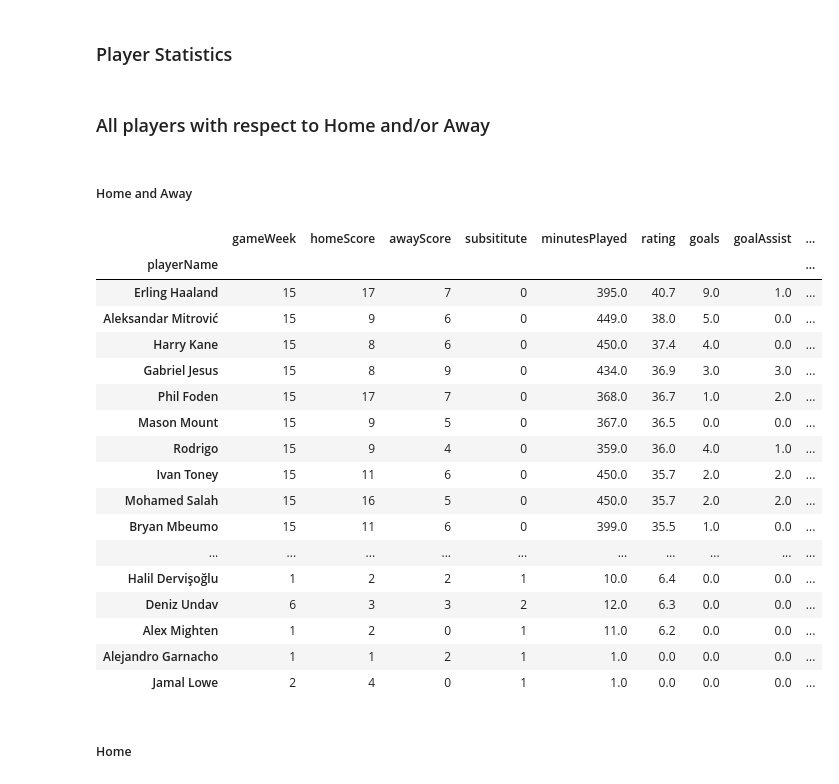
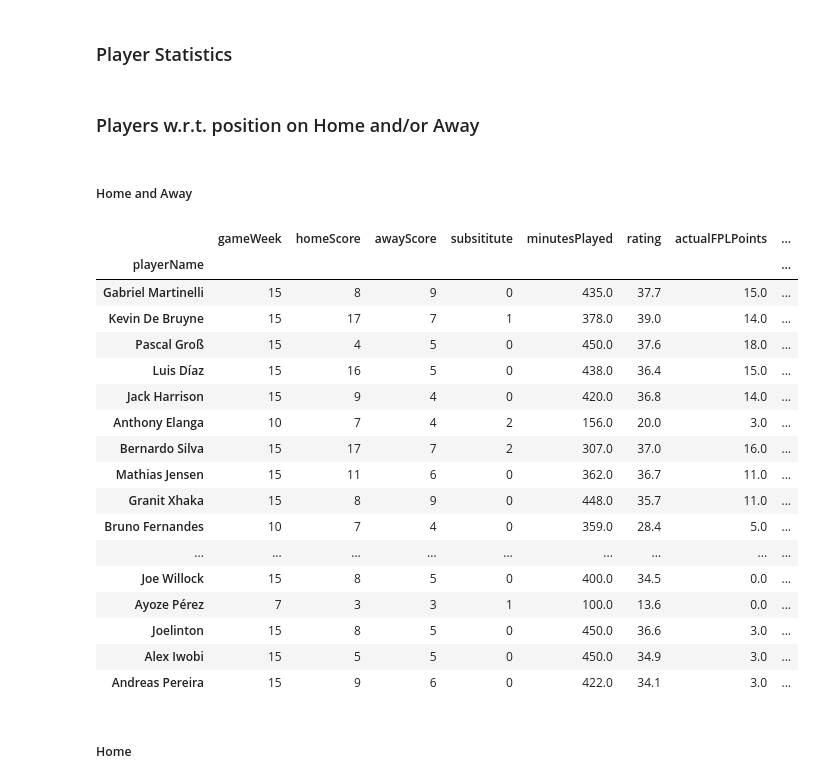
Before and after one commit to umer11792/premier-league-statistical-analysis, a Jupyter notebook: SofaScore.ipynb, the cells around one changed output. Cells and saved outputs as stored; diff of their text form; code cells hidden in the pictures.

Commit message:
Resolved few issues and calculated attacking FPL Points

```diff
--- a/SofaScore.ipynb
+++ b/SofaScore.ipynb
@@ -161,7 +183,31 @@ COLUMNS_NG = [
 ]
+# %%
+def calculate_actual_attack_points(row):
+    pts = row['goalAssist'] * 3
+    if row['playerPosition'] == 'F':
+        pts += (row['goals'] * 4)
+    elif row['playerPosition'] == 'M':
+        pts += (row['goals'] * 5)
+    elif row['playerPosition'] == 'D':
+        pts += (row['goals'] * 6)
+    return pts
+
+def calculate_possible_attack_points(row):
+    pts = row['assistThreat'] * 3
+    if row['playerPosition'] == 'F':
+        pts += (row['goalThreat'] * 4)
+    elif row['playerPosition'] == 'M':
+        pts += (row['goalThreat'] * 5)
+    elif row['playerPosition'] == 'D':
+        pts += (row['goalThreat'] * 6)
+    return pts
 # %%
 def get_player_stats(stats, playerPosition='NG', minutesPlayed=1, gameweeks=[], matchId=None):
     df = stats.fillna(0)
+    df['goalThreat'] = df['goals'] + df['hitWoodwork'] + df['bigChanceMissed']
+    df['assistThreat'] = df['goalAssist'] + df['penaltyWon'] + df['bigChanceCreated']
+    df['actualFPLPoints'] = df.apply(lambda x: calculate_actual_attack_points(x), axis=1)
+    df['possibleFPLPoints'] = df.apply(lambda x: calculate_possible_attack_points(x), axis=1)
     df = df[df.minutesPlayed >= minutesPlayed]
     df = df[df.playerPosition == playerPosition] if playerPosition != 'NG' else df[df.playerPosition != 'G']
     if gameweeks:
@@ -184,39 +230,39 @@ def stats_filter(data, playerName=None, playerPosition=None, teamName=None, loca
         filtered = filtered[filtered['playerPosition'] == playerPosition]
     if teamName:
         filtered = filtered[filtered['teamName'] == teamName]
-    if location == 'Home':
-        filtered = filtered[filtered['teamName'] == filtered['homeTeam']]
-    elif location == 'Away':
-        filtered = filtered[filtered['teamName'] == filtered['awayTeam']]
+    if location != 'All':
+        filtered = filtered[filtered['playingOn'] == location]
     if gameWeeks:
         filtered = filtered[filtered['gameWeek'].isin(gameWeeks)]
     return filtered
 # %% [markdown]
-### All players with respect to Home and/or Away
+### Players w.r.t. position on Home and/or Away
+# %%
+selected_position = 'F'
 # %% [markdown]
 ##### Home and Away
 # %%
-filtered = stats_filter(players_ng, playerPosition='F')
-filtered.groupby(['playerName']).agg(sum).sort_values(['rating', 'minutesPlayed'], ascending=[False, False])
+filtered = stats_filter(players_ng, playerPosition=selected_position)
+filtered.groupby(['playerName']).agg(sum).sort_values(['possibleFPLPoints', 'actualFPLPoints', 'rating', 'minutesPlayed'], ascending=False).iloc[:50]
 # %% [output]
-|  | gameWeek | homeScore | awayScore | subsititute | minutesPlayed | rating | goals | goalAssist | ... |
-| playerName |  |  |  |  |  |  |  |  | ... |
-| Erling Haaland | 15 | 17 | 7 | 0 | 395.0 | 40.7 | 9.0 | 1.0 | ... |
-| Aleksandar Mitrović | 15 | 9 | 6 | 0 | 449.0 | 38.0 | 5.0 | 0.0 | ... |
-| Harry Kane | 15 | 8 | 6 | 0 | 450.0 | 37.4 | 4.0 | 0.0 | ... |
-| Gabriel Jesus | 15 | 8 | 9 | 0 | 434.0 | 36.9 | 3.0 | 3.0 | ... |
-| Phil Foden | 15 | 17 | 7 | 0 | 368.0 | 36.7 | 1.0 | 2.0 | ... |
-| Mason Mount | 15 | 9 | 5 | 0 | 367.0 | 36.5 | 0.0 | 0.0 | ... |
-| Rodrigo | 15 | 9 | 4 | 0 | 359.0 | 36.0 | 4.0 | 1.0 | ... |
-| Ivan Toney | 15 | 11 | 6 | 0 | 450.0 | 35.7 | 2.0 | 2.0 | ... |
-| Mohamed Salah | 15 | 16 | 5 | 0 | 450.0 | 35.7 | 2.0 | 2.0 | ... |
-| Bryan Mbeumo | 15 | 11 | 6 | 0 | 399.0 | 35.5 | 1.0 | 0.0 | ... |
-| ... | ... | ... | ... | ... | ... | ... | ... | ... | ... |
-| Halil Dervişoğlu | 1 | 2 | 2 | 1 | 10.0 | 6.4 | 0.0 | 0.0 | ... |
-| Deniz Undav | 6 | 3 | 3 | 2 | 12.0 | 6.3 | 0.0 | 0.0 | ... |
-| Alex Mighten | 1 | 2 | 0 | 1 | 11.0 | 6.2 | 0.0 | 0.0 | ... |
-| Alejandro Garnacho | 1 | 1 | 2 | 1 | 1.0 | 0.0 | 0.0 | 0.0 | ... |
-| Jamal Lowe | 2 | 4 | 0 | 1 | 1.0 | 0.0 | 0.0 | 0.0 | ... |
+|  | gameWeek | homeScore | awayScore | subsititute | minutesPlayed | rating | actualFPLPoints | ... |
+| playerName |  |  |  |  |  |  |  | ... |
+| Gabriel Martinelli | 15 | 8 | 9 | 0 | 435.0 | 37.7 | 15.0 | ... |
+| Kevin De Bruyne | 15 | 17 | 7 | 1 | 378.0 | 39.0 | 14.0 | ... |
+| Pascal Groß | 15 | 4 | 5 | 0 | 450.0 | 37.6 | 18.0 | ... |
+| Luis Díaz | 15 | 16 | 5 | 0 | 438.0 | 36.4 | 15.0 | ... |
+| Jack Harrison | 15 | 9 | 4 | 0 | 420.0 | 36.8 | 14.0 | ... |
+| Anthony Elanga | 10 | 7 | 4 | 2 | 156.0 | 20.0 | 3.0 | ... |
+| Bernardo Silva | 15 | 17 | 7 | 2 | 307.0 | 37.0 | 16.0 | ... |
+| Mathias Jensen | 15 | 11 | 6 | 0 | 362.0 | 36.7 | 11.0 | ... |
+| Granit Xhaka | 15 | 8 | 9 | 0 | 448.0 | 35.7 | 11.0 | ... |
+| Bruno Fernandes | 10 | 7 | 4 | 0 | 359.0 | 28.4 | 5.0 | ... |
+| ... | ... | ... | ... | ... | ... | ... | ... | ... |
+| Joe Willock | 15 | 8 | 5 | 0 | 400.0 | 34.5 | 0.0 | ... |
+| Ayoze Pérez | 7 | 3 | 3 | 1 | 100.0 | 13.6 | 0.0 | ... |
+| Joelinton | 15 | 8 | 5 | 0 | 450.0 | 36.6 | 3.0 | ... |
+| Alex Iwobi | 15 | 5 | 5 | 0 | 450.0 | 34.9 | 3.0 | ... |
+| Andreas Pereira | 15 | 9 | 6 | 0 | 422.0 | 34.1 | 3.0 | ... |
 # %% [markdown]
 ##### Home
 # %%
```
Also changed, not shown: parts of 7 cells of this notebook.
